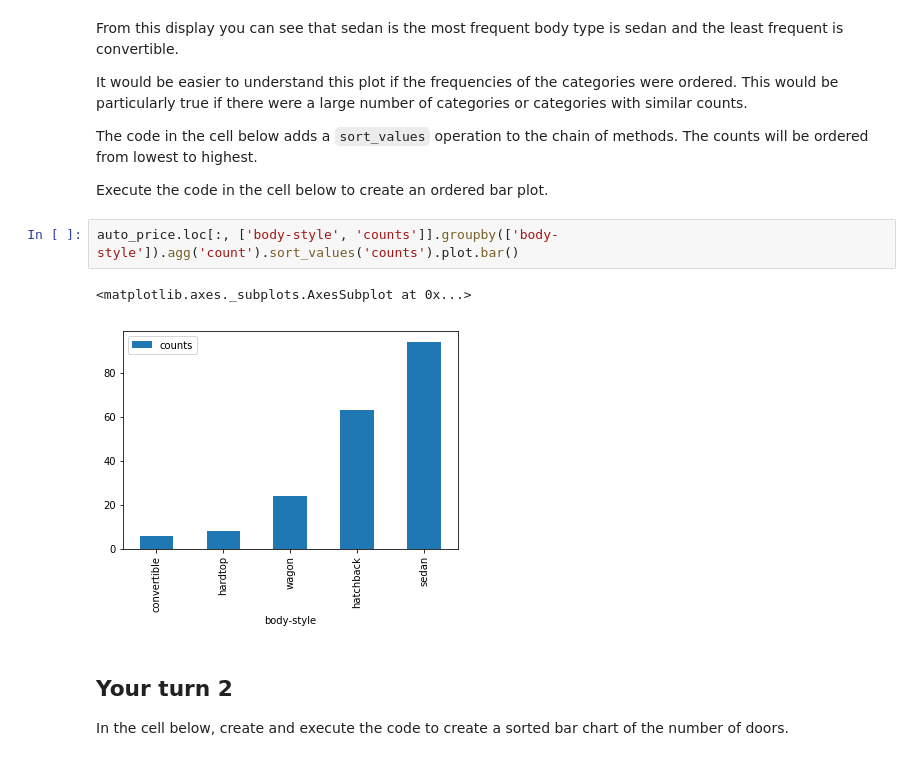
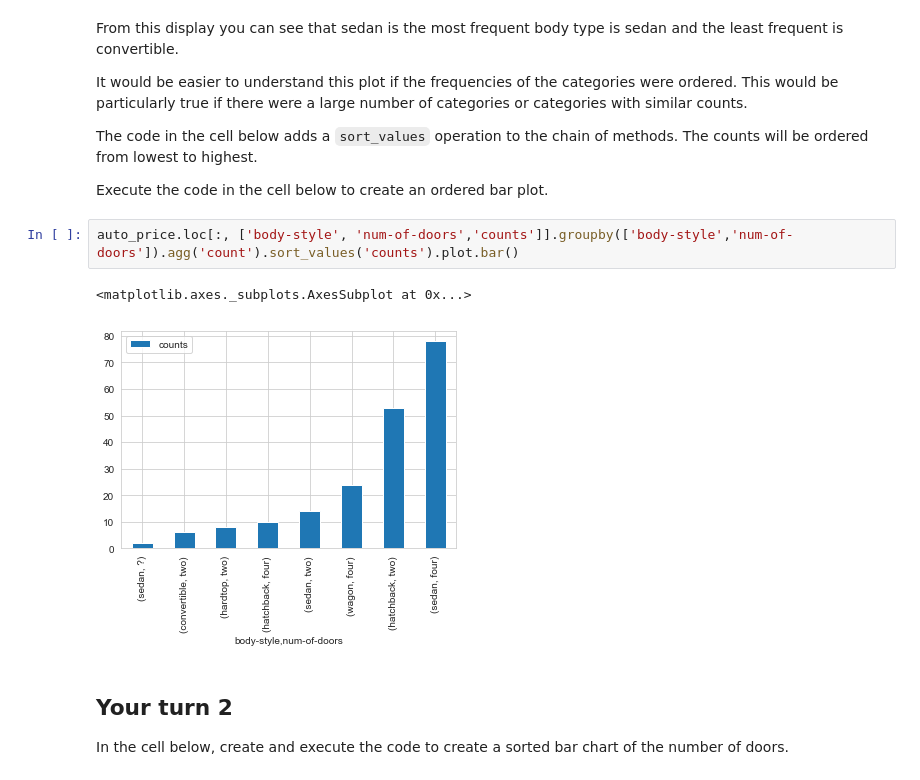
Before and after one commit to mutecypher/Datasci410, a Jupyter notebook: L01-DataExploration-Part1.ipynb, the cells around one changed output. Drawn from its saved outputs; the diff is of its cells as text.

```diff
--- a/L01-DataExploration-Part1.ipynb
+++ b/L01-DataExploration-Part1.ipynb
@@ -357,10 +357,10 @@ The code in the cell below adds a `sort_values` operation to the chain of method
 
 Execute the code in the cell below to create an ordered bar plot.
 # %%
-auto_price.loc[:, ['body-style', 'counts']].groupby(['body-style']).agg('count').sort_values('counts').plot.bar()
+auto_price.loc[:, ['body-style', 'num-of-doors','counts']].groupby(['body-style','num-of-doors']).agg('count').sort_values('counts').plot.bar()
 # %% [output]
 <matplotlib.axes._subplots.AxesSubplot at 0x...>
-[figure, old version]
+[figure, new version]
 # %% [markdown]
 ## Your turn 2
 
```
Also changed, not shown: parts of 2 cells of this notebook, 1 other file.
